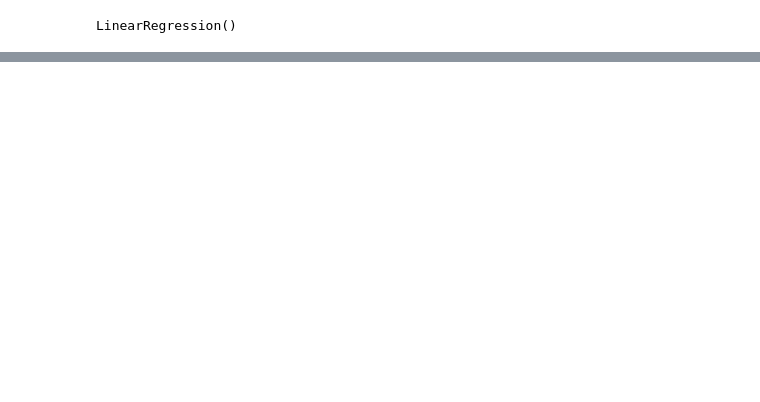
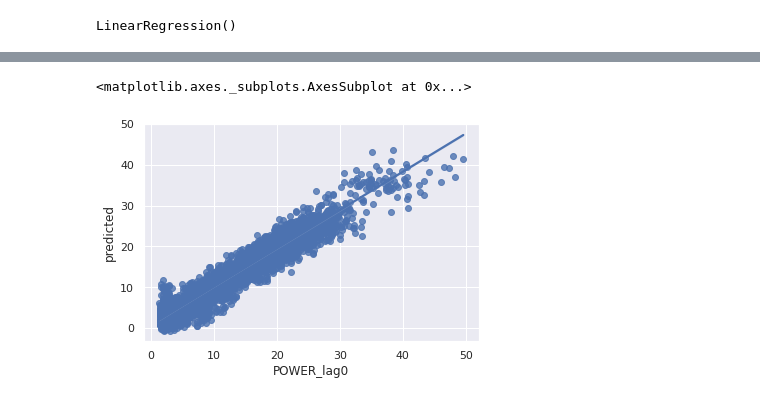
Before and after one commit to hajri94/Predictive-Model-for-Heat-Load-in-Buildings-Connected-to-District-Heating-Network, a Jupyter notebook: Test_Model_Building.ipynb, the cells around one changed output, grey strips where cells are left out. Saved outputs shown, nothing was run; the diff lists cells and outputs as text; code cells hidden in the pictures; blank space fills up the shorter version.

```diff
--- a/Test_Model_Building.ipynb
+++ b/Test_Model_Building.ipynb
@@ -178,0 +204,8 @@ strong multicollinearity problems or that the design matrix is singular.
+# %%
+# Weekday plot (Q-Q plot) X : dataset , Y : Predictive data
+Weekday= F[(F["Week_Day"]== "MON")| (F["Week_Day"]== "TUE")|(F["Week_Day"]== "WED")|(F["Week_Day"]== "THU")|(F["Week_Day"]== "FRI")]
+sns.set_theme(color_codes=True)
+sns.regplot(x="POWER_lag0", y="predicted", data=Weekday)
+# %% [output]
+<matplotlib.axes._subplots.AxesSubplot at 0x...>
+[figure, added]
```
Also changed, not shown: parts of 19 cells of this notebook.
